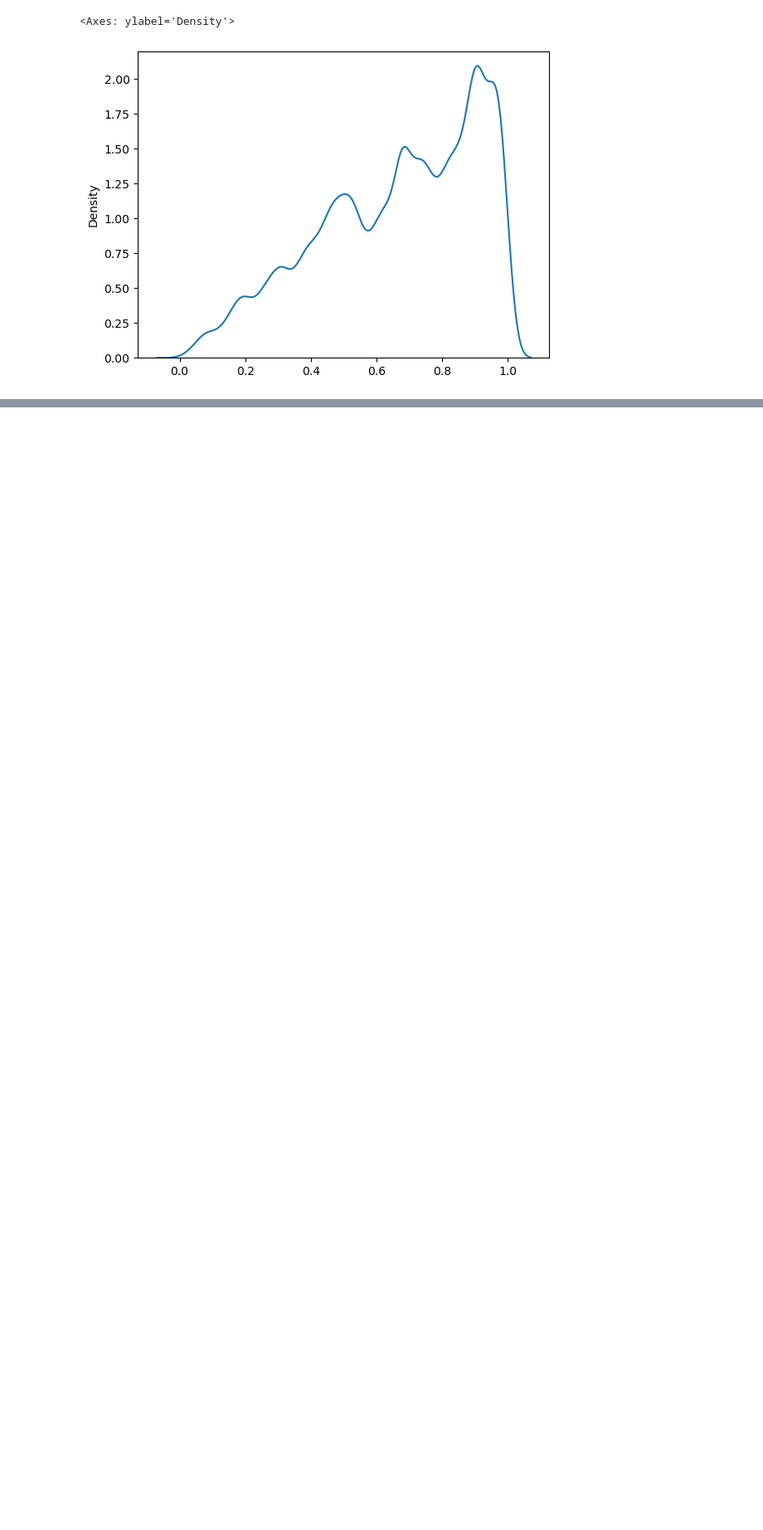
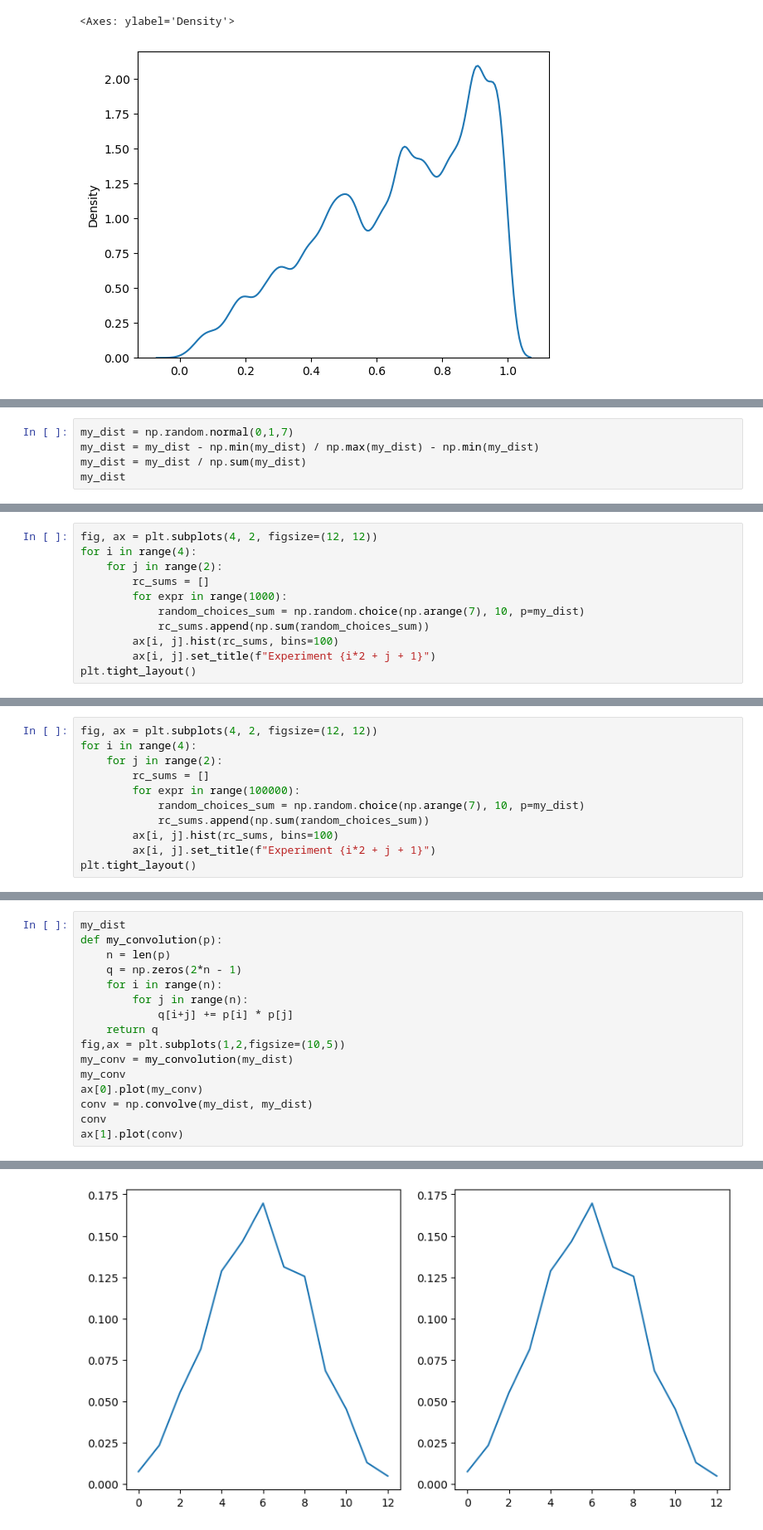
Before and after one commit to Mahanth-Maha/BasicML, a Jupyter notebook: python_basics/06_prob.ipynb, the cells around one changed output, grey strips where cells are left out. Shown at 83% size. Cells and saved outputs as stored; diff of their text form; blank space fills up the shorter version.

```diff
--- a/python_basics/06_prob.ipynb
+++ b/python_basics/06_prob.ipynb
@@ -552,0 +600,5 @@ sns.kdeplot(my_sample, label='My Sample')
+# %%
+my_dist = np.random.normal(0,1,7)
+my_dist = my_dist - np.min(my_dist) / np.max(my_dist) - np.min(my_dist)
+my_dist = my_dist / np.sum(my_dist)
+my_dist
@@ -552,0 +733,11 @@ sns.kdeplot(my_sample, label='My Sample')
+# %%
+fig, ax = plt.subplots(4, 2, figsize=(12, 12))
+for i in range(4):
+    for j in range(2):
+        rc_sums = []
+        for expr in range(1000):
+            random_choices_sum = np.random.choice(np.arange(7), 10, p=my_dist)
+            rc_sums.append(np.sum(random_choices_sum))
+        ax[i, j].hist(rc_sums, bins=100)
+        ax[i, j].set_title(f"Experiment {i*2 + j + 1}")
+plt.tight_layout()
@@ -552,0 +854,11 @@ sns.kdeplot(my_sample, label='My Sample')
+# %%
+fig, ax = plt.subplots(4, 2, figsize=(12, 12))
+for i in range(4):
+    for j in range(2):
+        rc_sums = []
+        for expr in range(100000):
+            random_choices_sum = np.random.choice(np.arange(7), 10, p=my_dist)
+            rc_sums.append(np.sum(random_choices_sum))
+        ax[i, j].hist(rc_sums, bins=100)
+        ax[i, j].set_title(f"Experiment {i*2 + j + 1}")
+plt.tight_layout()
@@ -552,0 +999,17 @@ sns.kdeplot(my_sample, label='My Sample')
+# %%
+my_dist
+def my_convolution(p):
+    n = len(p)
+    q = np.zeros(2*n - 1)
+    for i in range(n):
+        for j in range(n):
+            q[i+j] += p[i] * p[j]
+    return q
+fig,ax = plt.subplots(1,2,figsize=(10,5))
+my_conv = my_convolution(my_dist)
+my_conv
+ax[0].plot(my_conv)
+conv = np.convolve(my_dist, my_dist)
+conv
+ax[1].plot(conv)
+# %% [output]
@@ -552,0 +1026 @@ sns.kdeplot(my_sample, label='My Sample')
+[figure, added]
```
Also changed, not shown: parts of 13 cells of this notebook, 7 other files.
